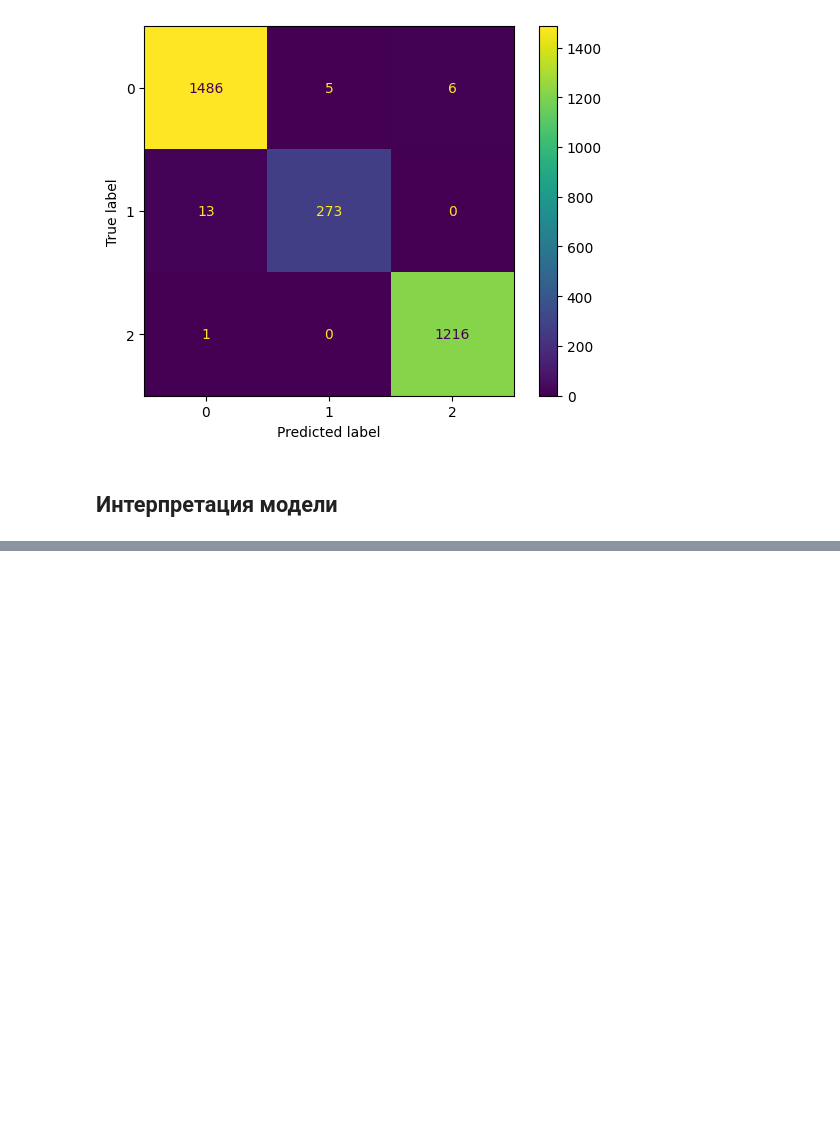
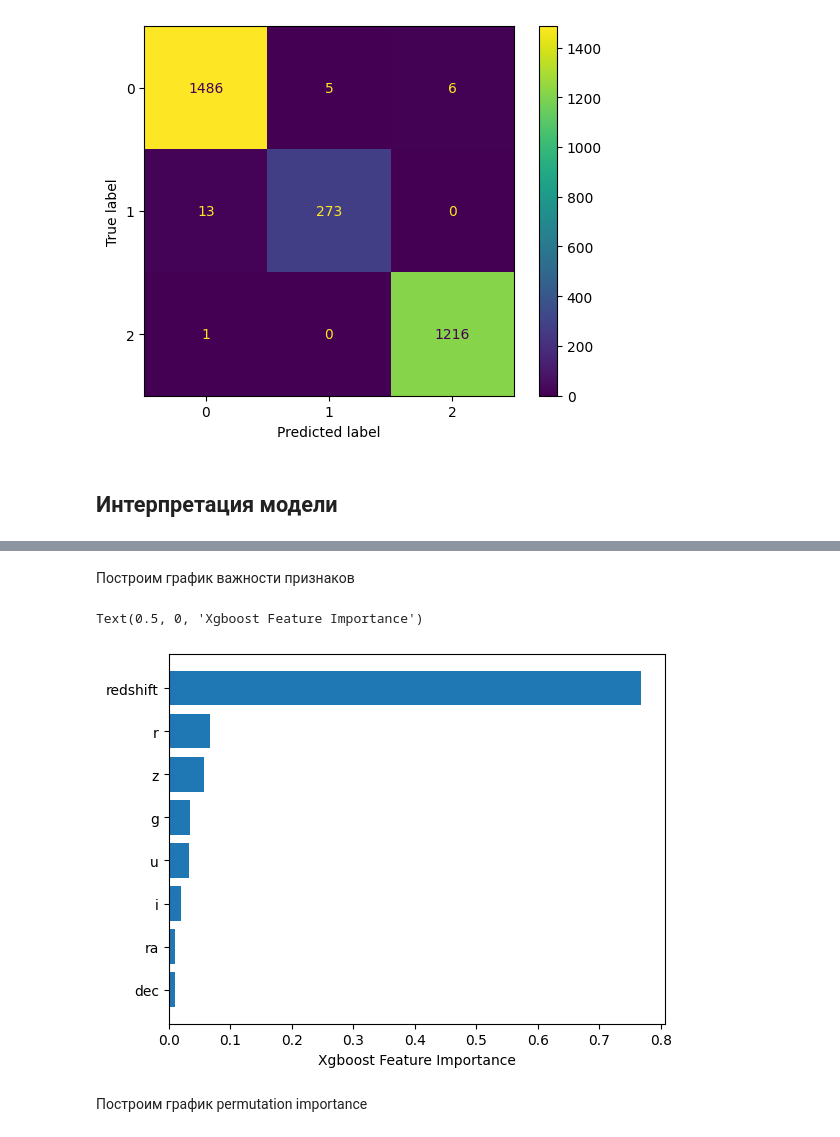
Before and after one commit to starminalush/star-classification-itmo-2023, a Jupyter notebook: notebook/xgboost_classifier.ipynb, the cells around one changed output, grey strips where cells are left out. Drawn from its saved outputs; the diff is of its cells as text; code cells hidden in the pictures; blank space fills up the shorter version.

```diff
--- a/notebook/xgboost_classifier.ipynb
+++ b/notebook/xgboost_classifier.ipynb
@@ -236,0 +270,11 @@ NameError: name 'X_test_scaled' is not defined
+# %% [markdown]
+Построим график важности признаков
+# %%
+sorted_idx = xgb_model.feature_importances_.argsort()
+plt.barh(X.columns[sorted_idx], xgb_model.feature_importances_[sorted_idx])
+plt.xlabel("Xgboost Feature Importance")
+# %% [output]
+Text(0.5, 0, 'Xgboost Feature Importance')
+[figure, added]
+# %% [markdown]
+Построим график permutation importance
```
Also changed, not shown: parts of 20 cells of this notebook, 1 other file.
